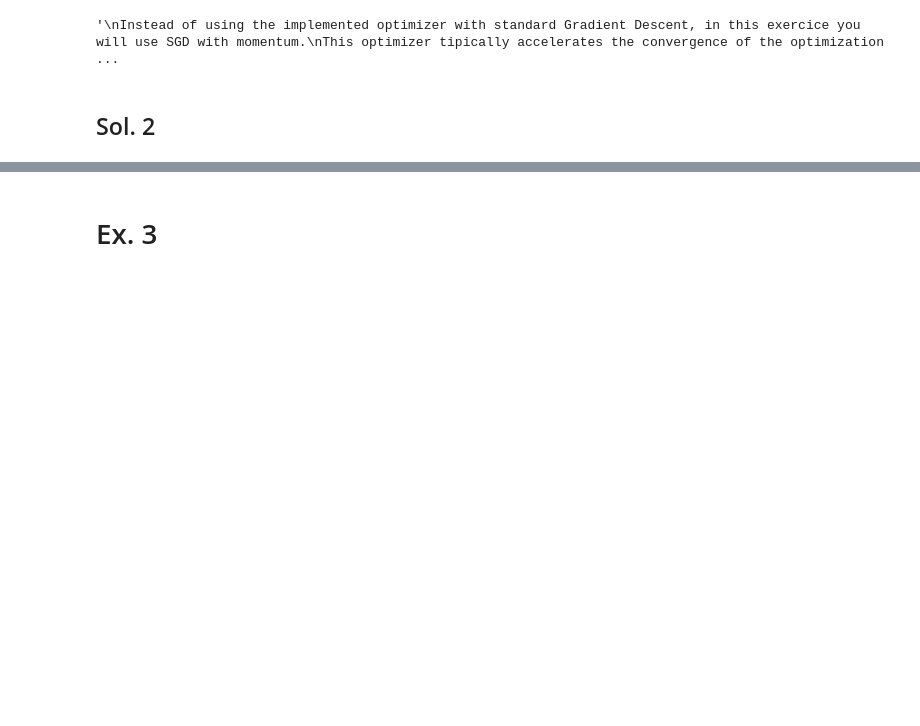
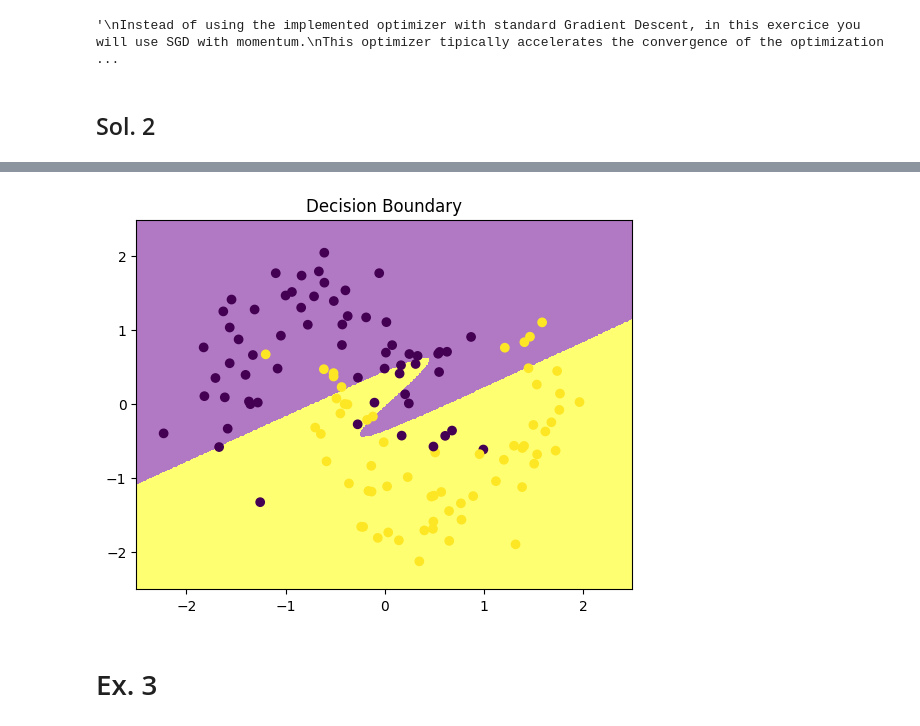
Before and after one commit to LucaFranceschi01/DL-2024, a Jupyter notebook: p1-intro/P1-Questions_Answers.ipynb, the cells around one changed output, grey strips where cells are left out. Saved outputs shown, nothing was run; the diff lists cells and outputs as text; code cells hidden in the pictures; blank space fills up the shorter version.

```diff
--- a/p1-intro/P1-Questions_Answers.ipynb
+++ b/p1-intro/P1-Questions_Answers.ipynb
@@ -237,3 +311,17 @@ Steps :
+# %%
+xx, yy = np.meshgrid(np.arange(-2.5, 2.5, 0.01), np.arange(-2.5, 2.5, 0.01))
+xd = np.column_stack((xx.flatten(), yy.flatten()))
+xd2 = predict(mlpMom, xd)
+xd2 = xd2.reshape(xx.shape)
+
+plt.figure()
+plt.title('Decision Boundary')
+plt.pcolormesh(xx, yy, xd2, cmap=cmap_light)
+plt.scatter(normalized_test[:,0], normalized_test[:,1], c=test_df.C)
+plt.scatter(normalized_train[:,0], normalized_train[:,1], c=train_df.C)
+plt.show()
+# %% [output]
+[figure, added]
 # %% [markdown]
 # Ex. 3
 # %%
```
Also changed, not shown: parts of 8 cells of this notebook.
